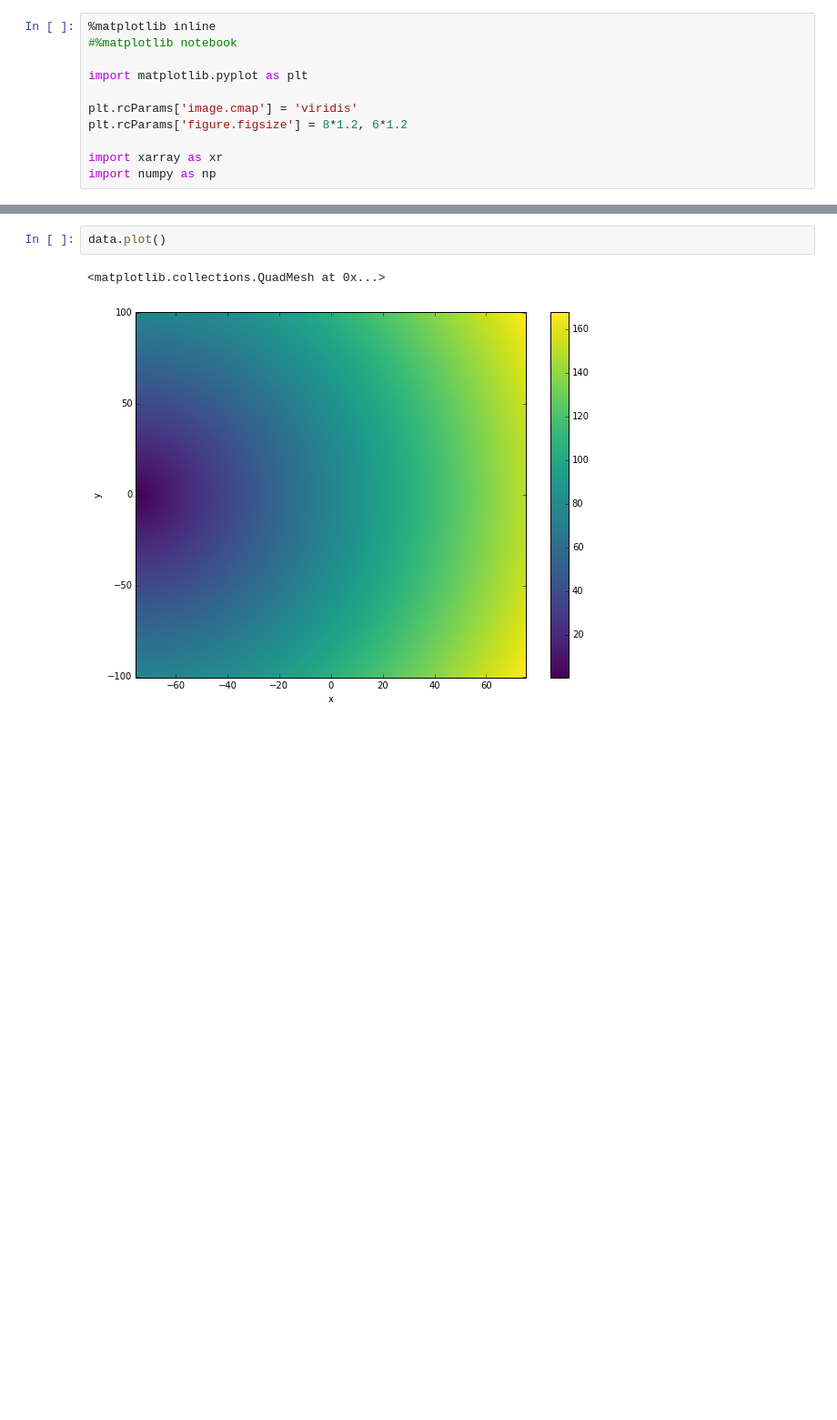
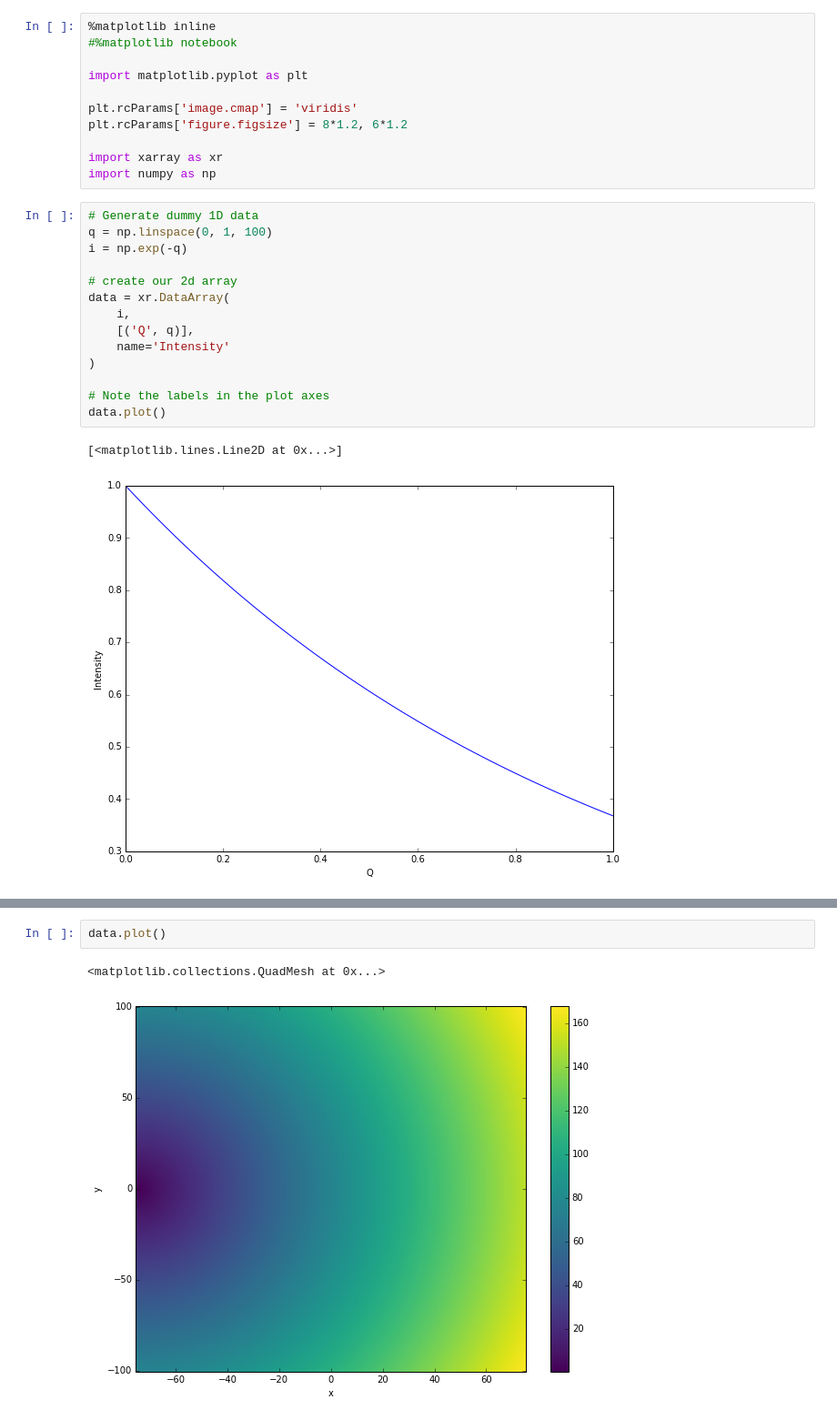
Before and after one commit to ricleal/PythonCode, a Jupyter notebook: Xarray/Xarray tests.ipynb, the cells around one changed output, grey strips where cells are left out. Shown at 91% size. Cells and saved outputs as stored; diff of their text form; blank space fills up the shorter version.

```diff
--- a/Xarray/Xarray tests.ipynb
+++ b/Xarray/Xarray tests.ipynb
@@ -9,4 +9,21 @@ plt.rcParams['figure.figsize'] = 8*1.2, 6*1.2
 
 import xarray as xr
 import numpy as np
+# %%
+# Generate dummy 1D data
+q = np.linspace(0, 1, 100)
+i = np.exp(-q)
+
+# create our 2d array
+data = xr.DataArray(
+    i,
+    [('Q', q)],
+    name='Intensity'
+)
+
+# Note the labels in the plot axes
+data.plot()
+# %% [output]
+[<matplotlib.lines.Line2D at 0x...>]
+[figure, added]
 # %%
```
Also changed, not shown: parts of 2 cells of this notebook.
